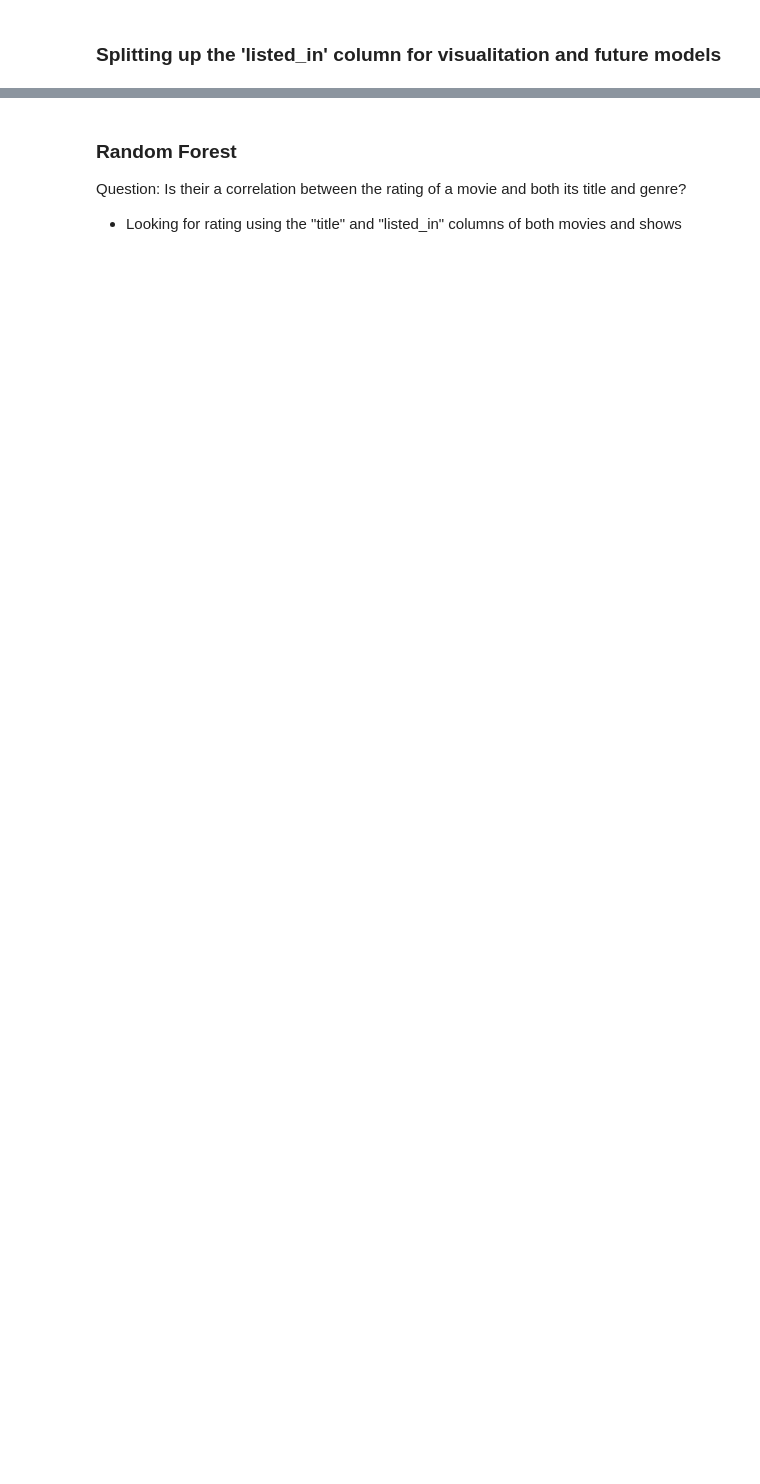
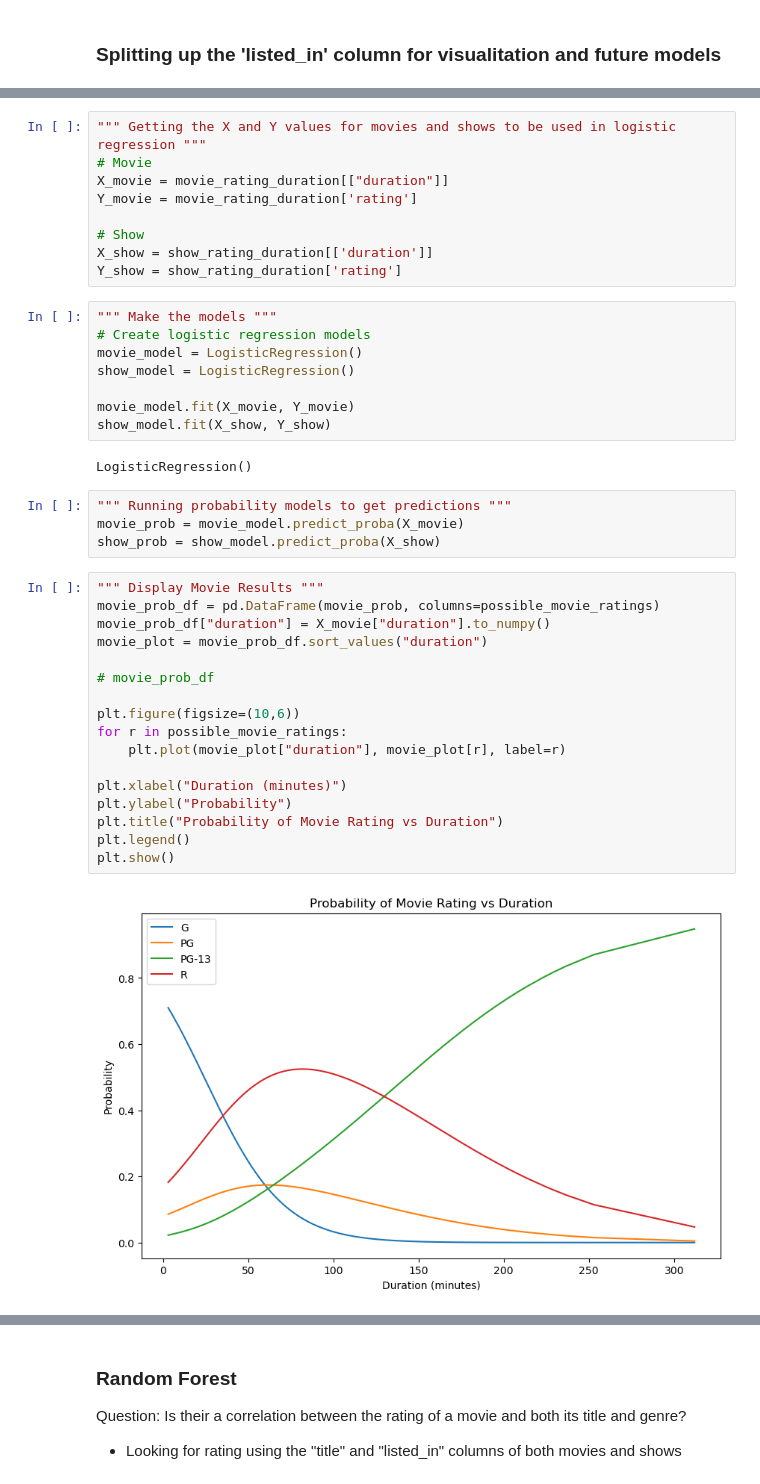
Before and after one commit to Nick-Pleva/Data-Science-Pinnacle-Project, a Jupyter notebook: final_project.ipynb, the cells around one changed output, grey strips where cells are left out. Saved outputs shown, nothing was run; the diff lists cells and outputs as text; blank space fills up the shorter version.

Commit message:
Changed from Linear to Logistic

```diff
--- a/final_project.ipynb
+++ b/final_project.ipynb
@@ -254,0 +319,42 @@ Question: Does the rating of a movie/show influence how long the duration of the
+# %%
+""" Getting the X and Y values for movies and shows to be used in logistic regression """
+# Movie
+X_movie = movie_rating_duration[["duration"]]
+Y_movie = movie_rating_duration['rating']
+
+# Show
+X_show = show_rating_duration[['duration']]
+Y_show = show_rating_duration['rating']
+# %%
+""" Make the models """
+# Create logistic regression models
+movie_model = LogisticRegression()
+show_model = LogisticRegression()
+
+movie_model.fit(X_movie, Y_movie)
+show_model.fit(X_show, Y_show)
+# %% [output]
+LogisticRegression()
+# %%
+""" Running probability models to get predictions """
+movie_prob = movie_model.predict_proba(X_movie)
+show_prob = show_model.predict_proba(X_show)
+# %%
+""" Display Movie Results """
+movie_prob_df = pd.DataFrame(movie_prob, columns=possible_movie_ratings)
+movie_prob_df["duration"] = X_movie["duration"].to_numpy()
+movie_plot = movie_prob_df.sort_values("duration")
+
+# movie_prob_df
+
+plt.figure(figsize=(10,6))
+for r in possible_movie_ratings:
+    plt.plot(movie_plot["duration"], movie_plot[r], label=r)
+
+plt.xlabel("Duration (minutes)")
+plt.ylabel("Probability")
+plt.title("Probability of Movie Rating vs Duration")
+plt.legend()
+plt.show()
+# %% [output]
+[figure, added]
```
Also changed, not shown: parts of 9 cells of this notebook.
